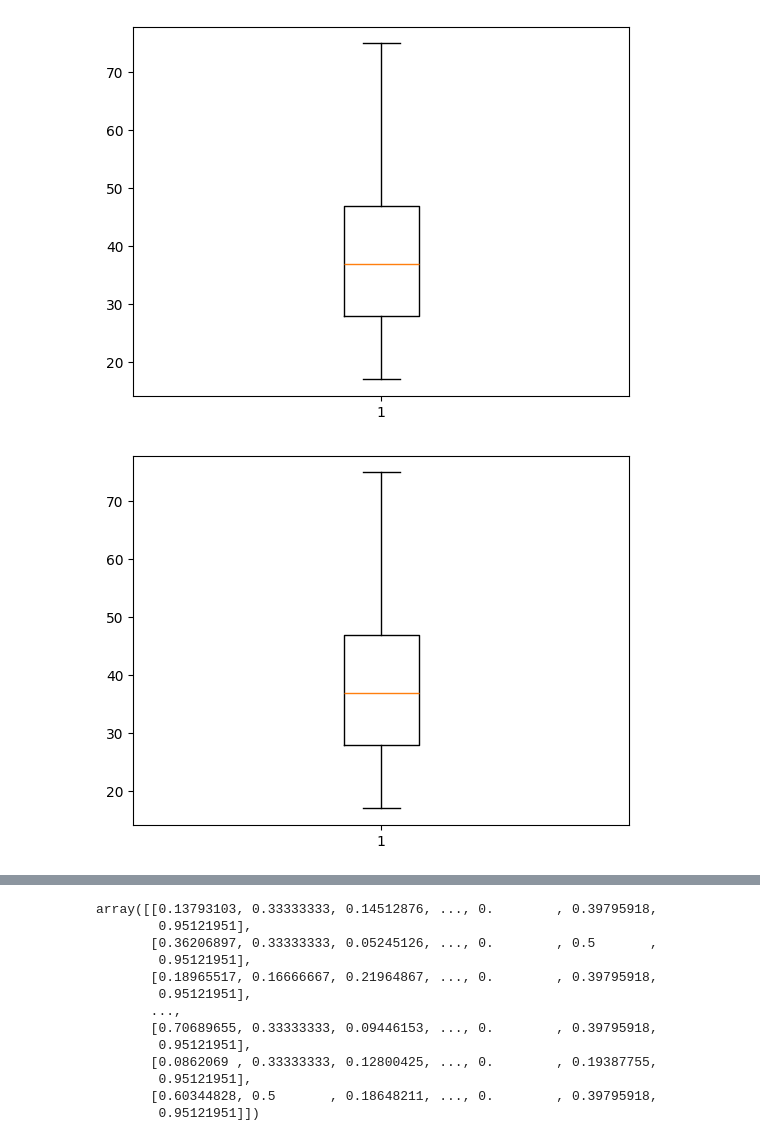
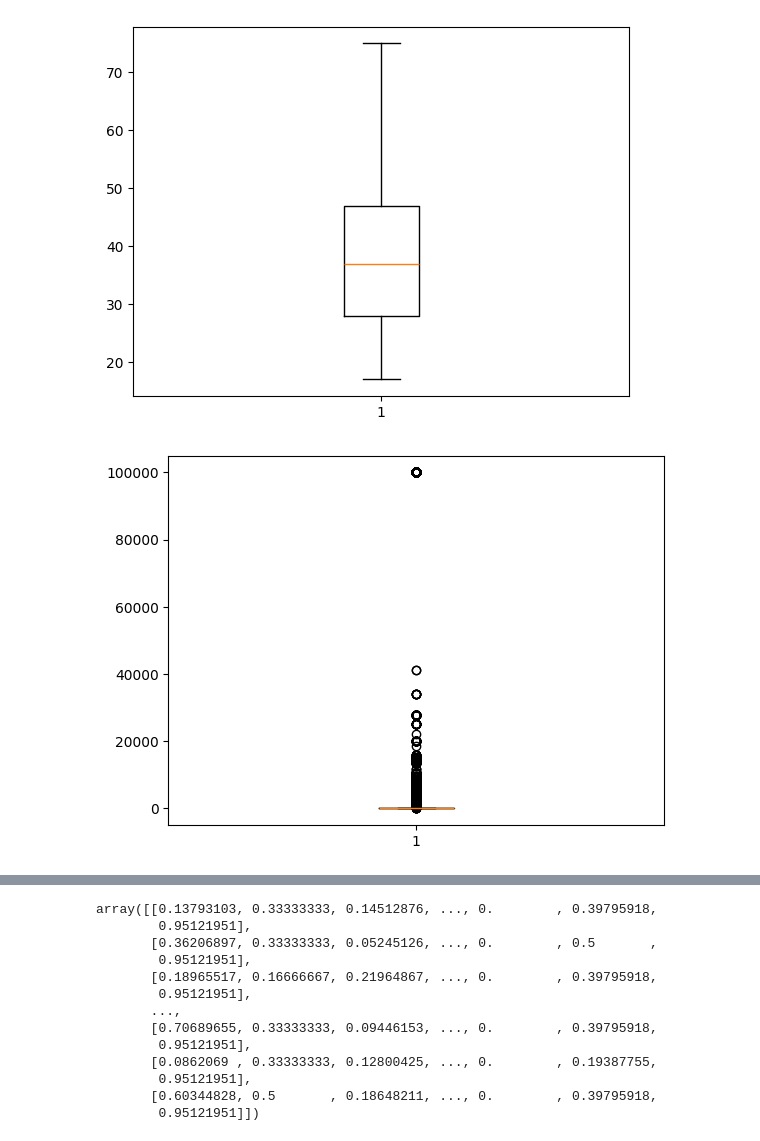
Before and after one commit to Hruday-p/hruday, a Jupyter notebook: employeesalaryprediction.ipynb, the cells around one changed output, grey strips where cells are left out. Saved outputs shown, nothing was run; the diff lists cells and outputs as text; code cells hidden in the pictures.

```diff
--- a/employeesalaryprediction.ipynb
+++ b/employeesalaryprediction.ipynb
@@ -350,10 +350,8 @@ plt.boxplot(data['age'])
 plt.show()
 # %% [output]
 [figure]
-# %%
-data=data[(data['age']<=75)&(data['age']>=17)]
 # %%
-plt.boxplot(data['age'])
+plt.boxplot(data['capital-gain'])
 plt.show()
 # %% [output]
-[figure, old version]
+[figure, new version]
```
Also changed, not shown: parts of 10 cells of this notebook.
